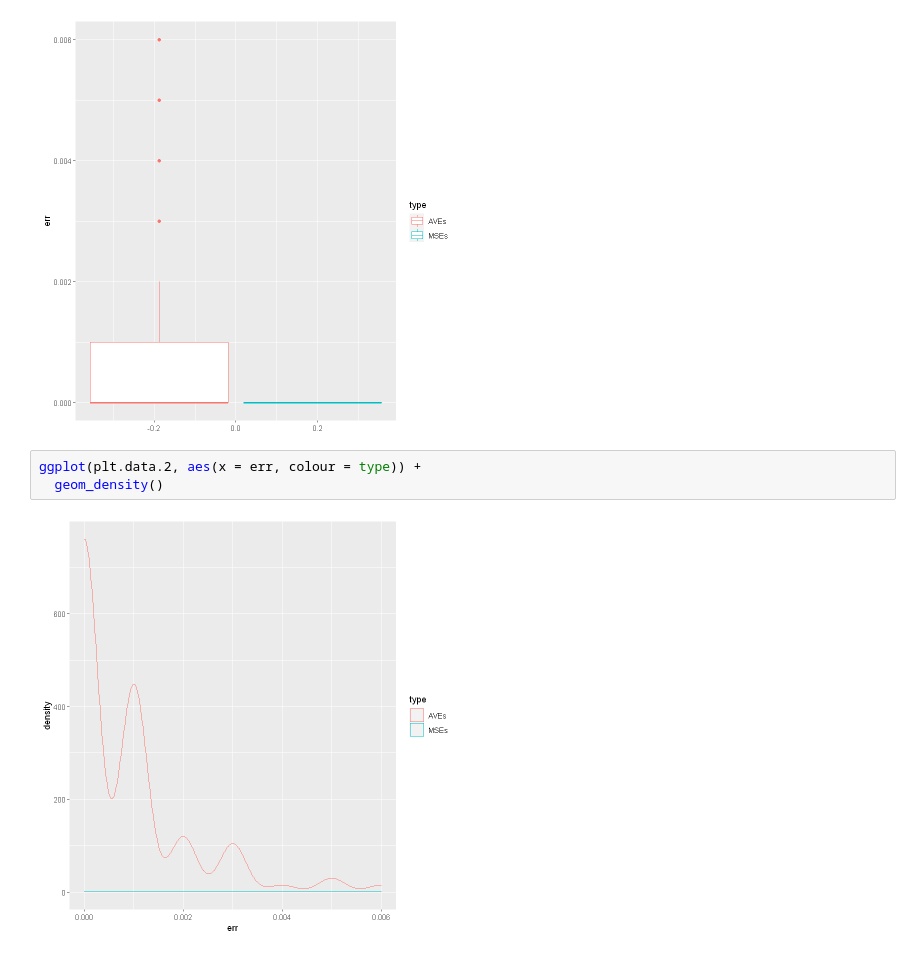
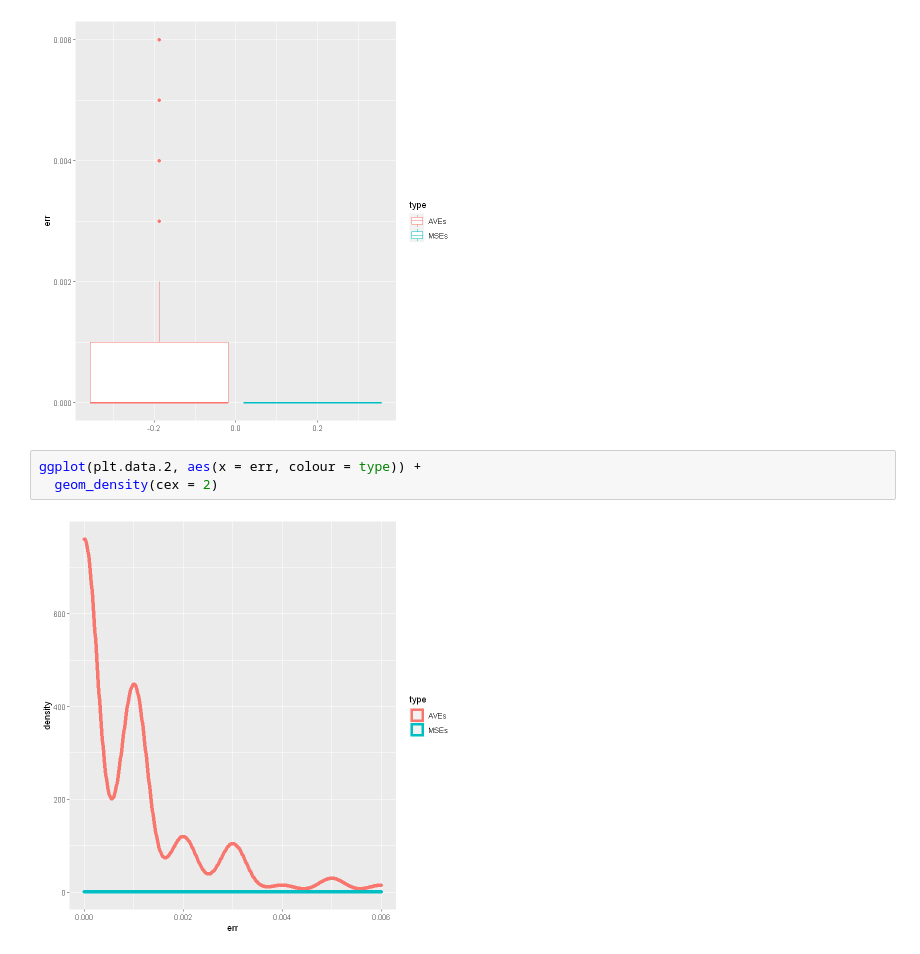
Before and after one commit to thanhan25/CompStat, a Jupyter notebook: PS3.ipynb, the cells around one changed output. Saved outputs shown, nothing was run; the diff lists cells and outputs as text.

```diff
--- a/PS3.ipynb
+++ b/PS3.ipynb
@@ -848,6 +891,6 @@ ggplot(plt.data.2, aes(y = err, colour = type)) +
 [figure]
 # %%
 ggplot(plt.data.2, aes(x = err, colour = type)) +
-  geom_density()
+  geom_density(cex = 2)
 # %% [output]
-[figure, old version]
+[figure, new version]
```
Also changed, not shown: parts of 31 cells of this notebook.
